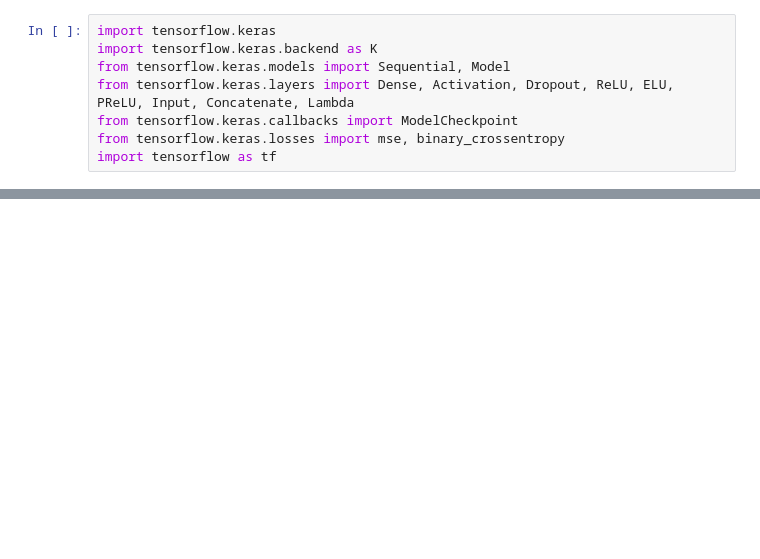
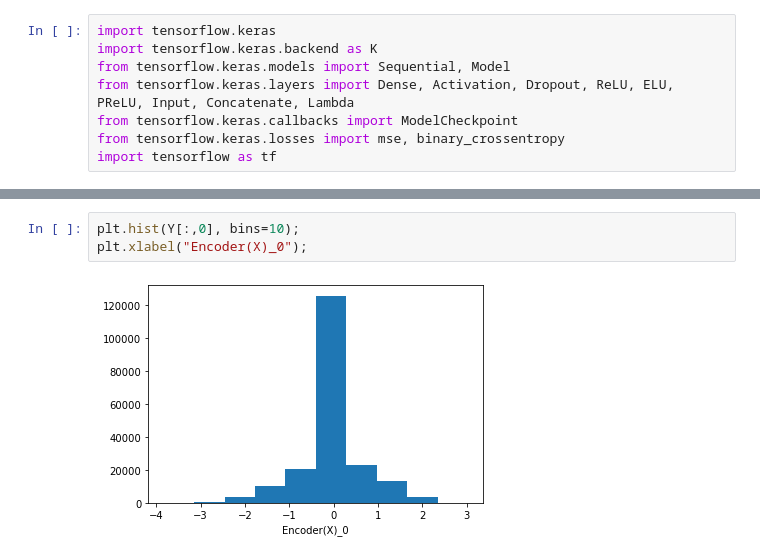
Before and after one commit to krishdesai7/SymmetryDiscovery, a Jupyter notebook: 2d Regression.ipynb, the cells around one changed output, grey strips where cells are left out. Drawn from its saved outputs; the diff is of its cells as text; blank space fills up the shorter version.

```diff
--- a/2d Regression.ipynb
+++ b/2d Regression.ipynb
@@ -145,0 +195,5 @@ slopes:
+# %%
+plt.hist(Y[:,0], bins=10);
+plt.xlabel("Encoder(X)_0");
+# %% [output]
+[figure, added]
```
Also changed, not shown: parts of 12 cells of this notebook, 6 other files.
